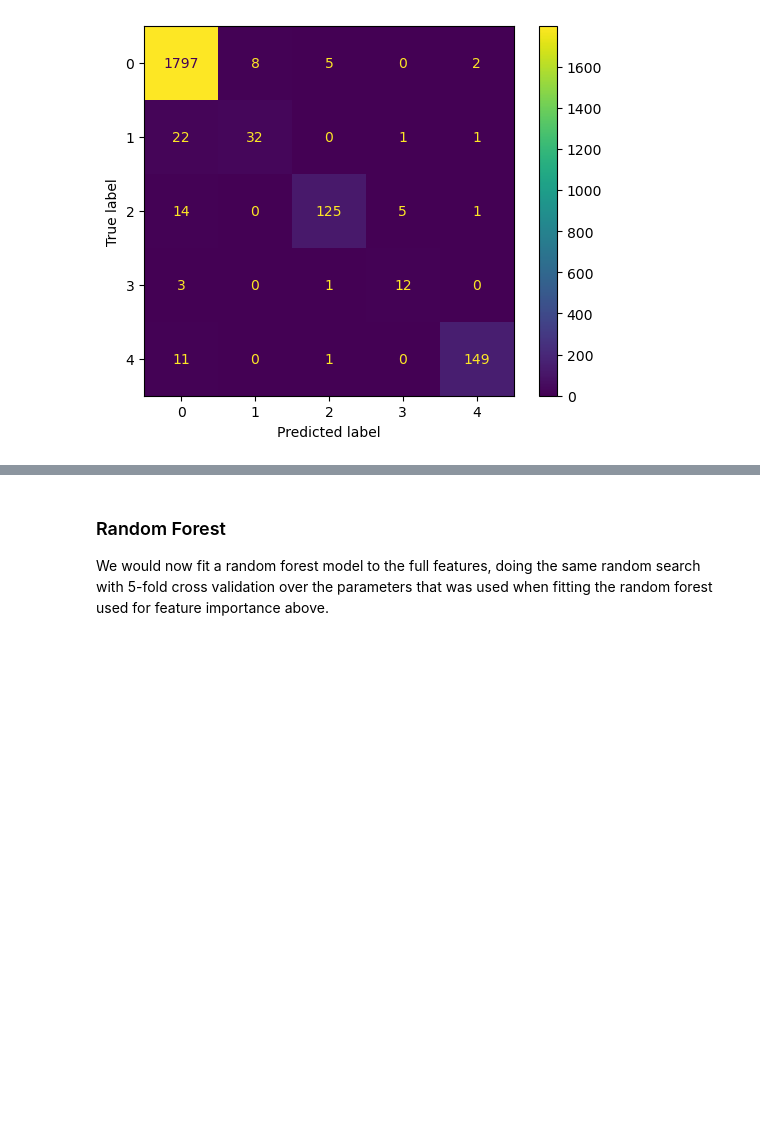
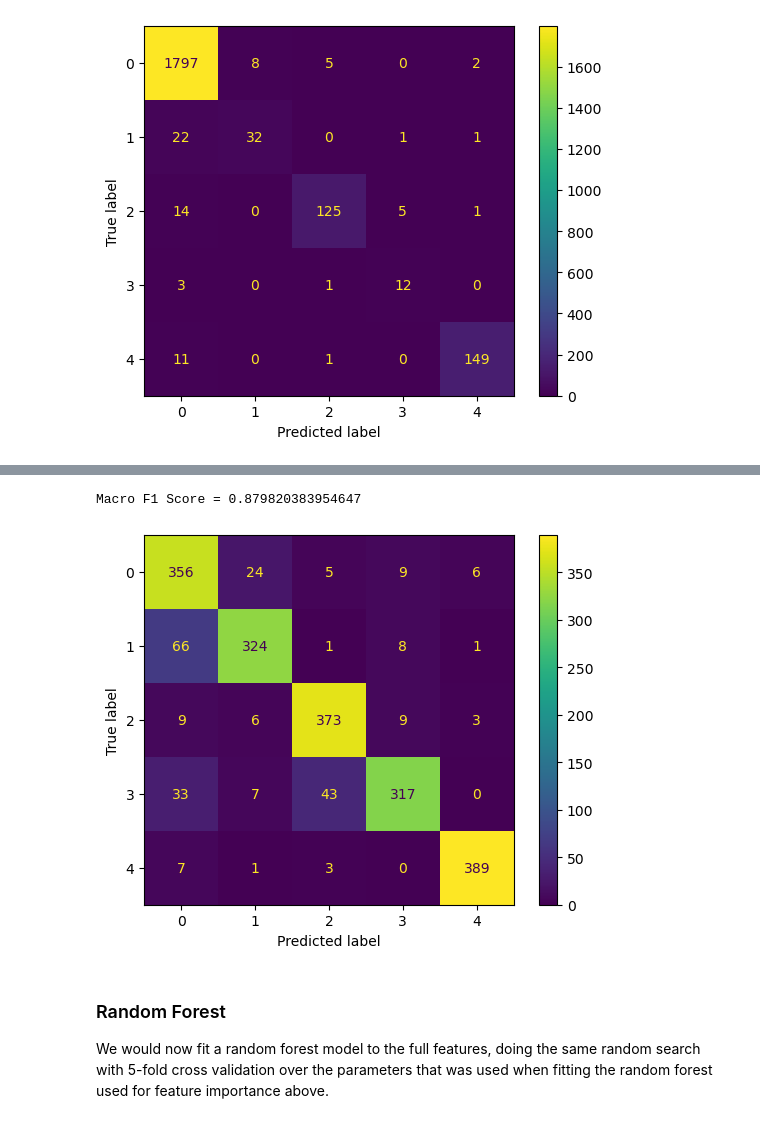
Before and after one commit to Chiuchiyin/DTSA5509-Final-Project, a Jupyter notebook: Heart Beat ECG Analysis and Classification.ipynb, the cells around one changed output, grey strips where cells are left out. Drawn from its saved outputs; the diff is of its cells as text; code cells hidden in the pictures; blank space fills up the shorter version.

```diff
--- a/Heart Beat ECG Analysis and Classification.ipynb
+++ b/Heart Beat ECG Analysis and Classification.ipynb
@@ -433,3 +548,8 @@ Macro F1 Score = 0.8412712529800273
+# %%
+make_confusion_matrix(knn_balanced_filtered, X_test_balanced_filtered, y_test_balanced)
+# %% [output]
+Macro F1 Score = 0.879820383954647
+[figure, added]
 # %% [markdown]
 ### Random Forest
 We would now fit a random forest model to the full features, doing the same random search with 5-fold cross validation over the parameters that was used when fitting the random forest used for feature importance above.
```
Also changed, not shown: parts of 32 cells of this notebook.
